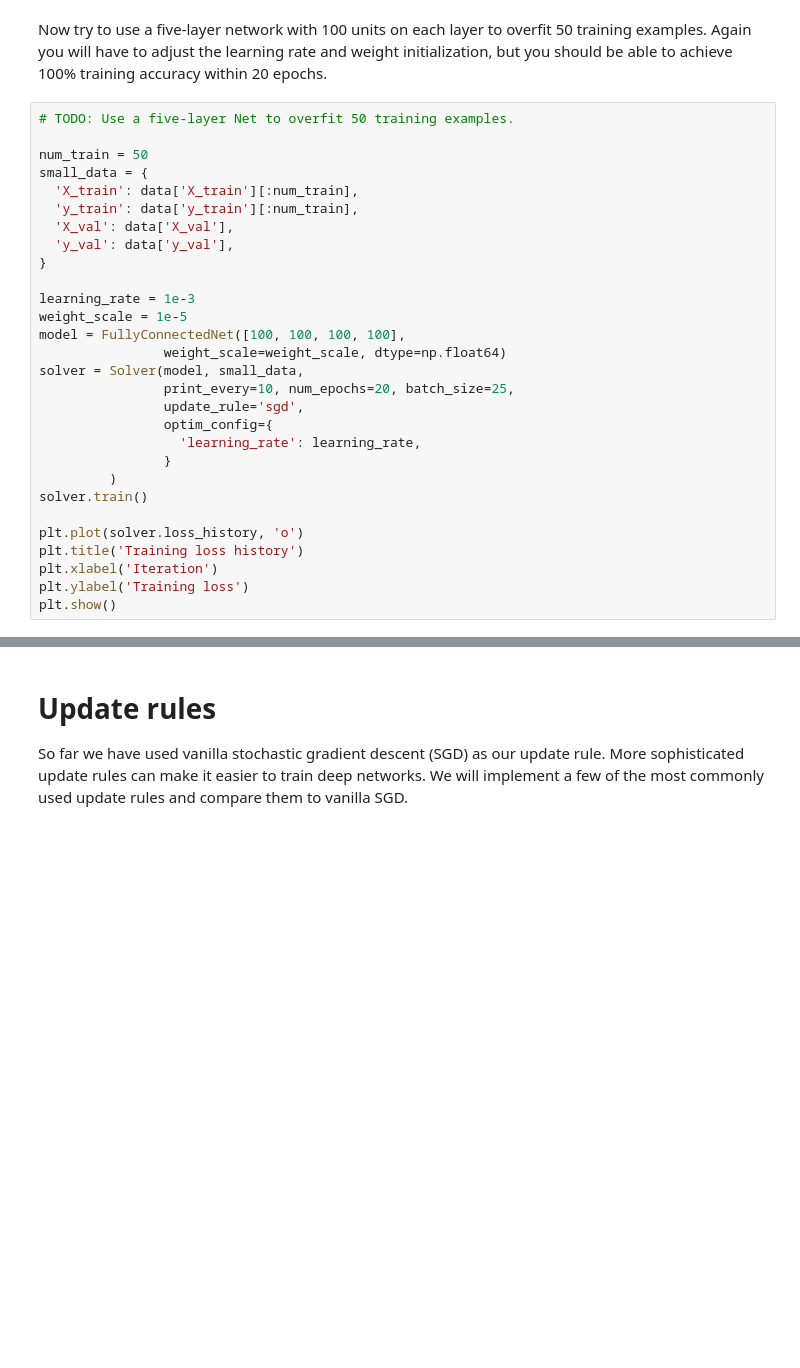
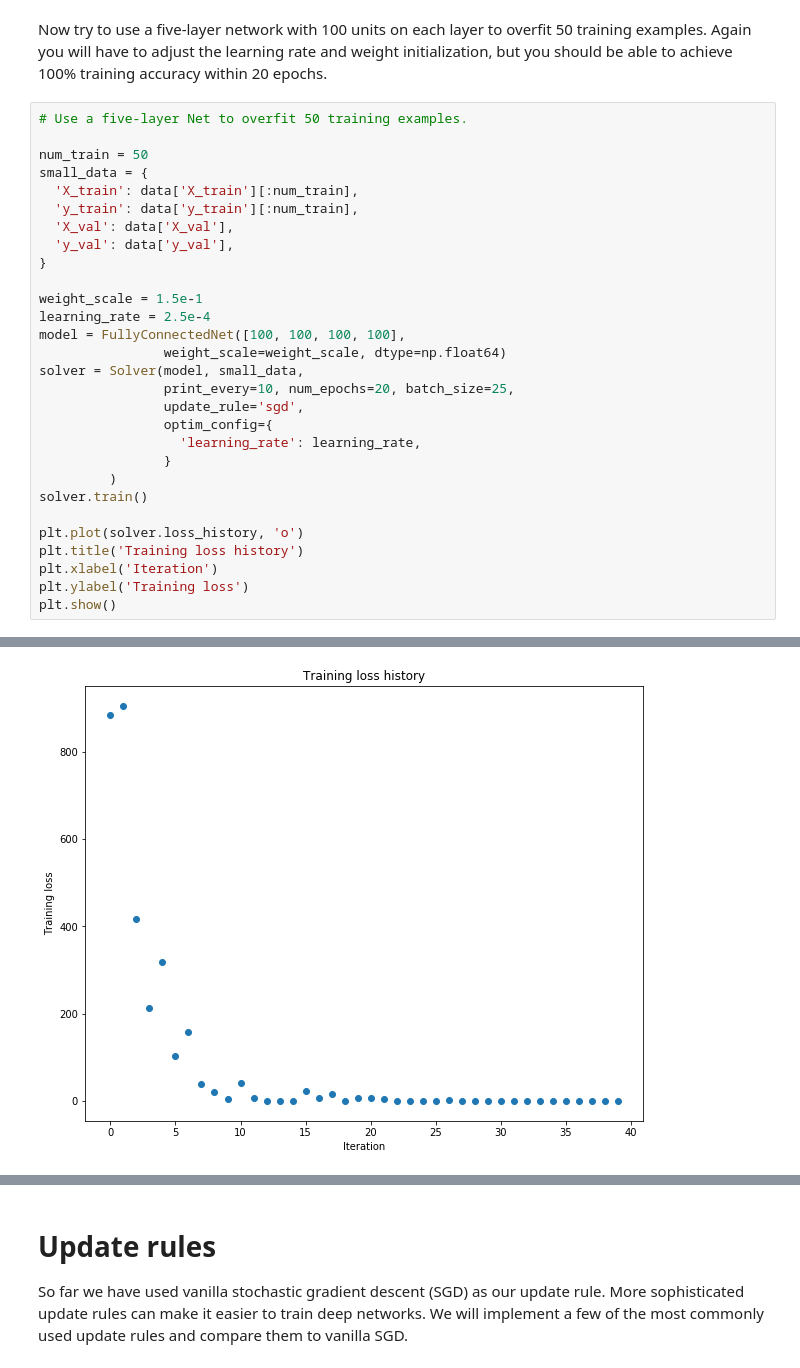
Before and after one commit to finesure2017/Labs, a Jupyter notebook: Stanford_CS231n/assignment2/FullyConnectedNets.ipynb, the cells around one changed output, grey strips where cells are left out. Cells and saved outputs as stored; diff of their text form; blank space fills up the shorter version.

```diff
--- a/Stanford_CS231n/assignment2/FullyConnectedNets.ipynb
+++ b/Stanford_CS231n/assignment2/FullyConnectedNets.ipynb
@@ -446,7 +464,7 @@ plt.show()
 # %% [markdown]
 Now try to use a five-layer network with 100 units on each layer to overfit 50 training examples. Again you will have to adjust the learning rate and weight initialization, but you should be able to achieve 100% training accuracy within 20 epochs.
 # %%
-# TODO: Use a five-layer Net to overfit 50 training examples.
+# Use a five-layer Net to overfit 50 training examples.
 
 num_train = 50
 small_data = {
@@ -456,8 +474,8 @@ small_data = {
   'y_val': data['y_val'],
 }
 
-learning_rate = 1e-3
-weight_scale = 1e-5
+weight_scale = 1.5e-1
+learning_rate = 2.5e-4
 model = FullyConnectedNet([100, 100, 100, 100],
                 weight_scale=weight_scale, dtype=np.float64)
 solver = Solver(model, small_data,
@@ -474,3 +492,4 @@ plt.title('Training loss history')
 plt.xlabel('Iteration')
 plt.ylabel('Training loss')
 plt.show()
+# %% [output]
@@ -477,3 +513,4 @@ plt.show()
+[figure, added]
 # %% [markdown]
 # Inline question:
 Did you notice anything about the comparative difficulty of training the three-layer net vs training the five layer net?
```
Also changed, not shown: parts of 3 cells of this notebook.
